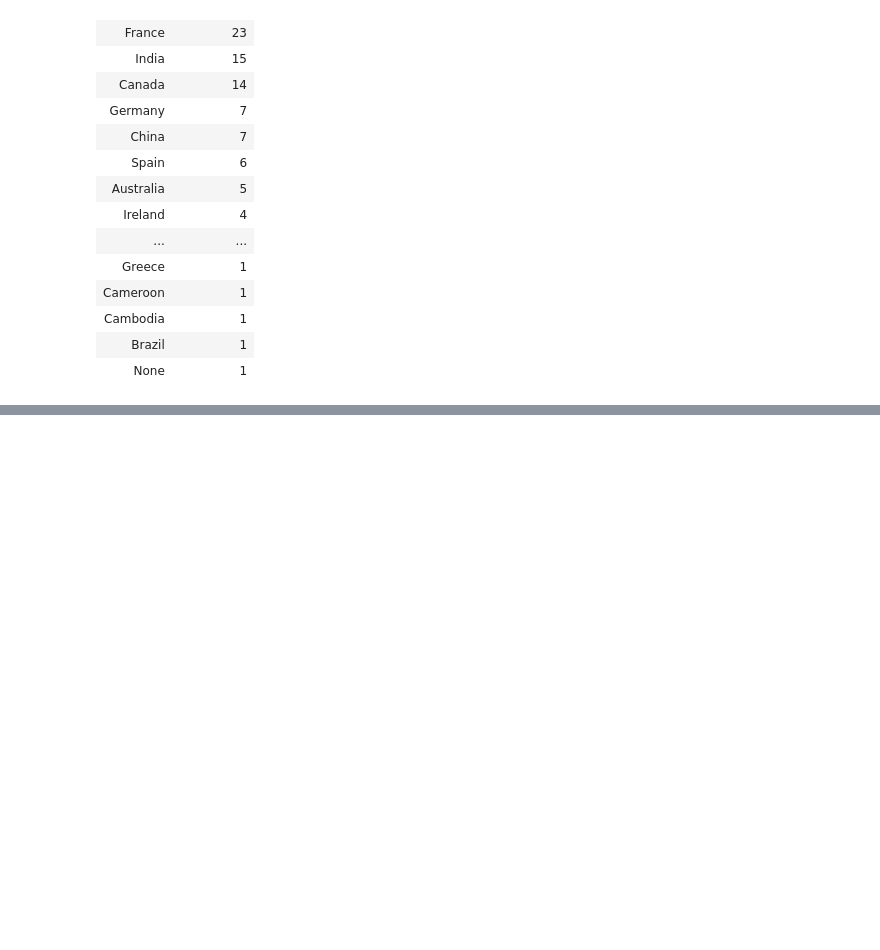
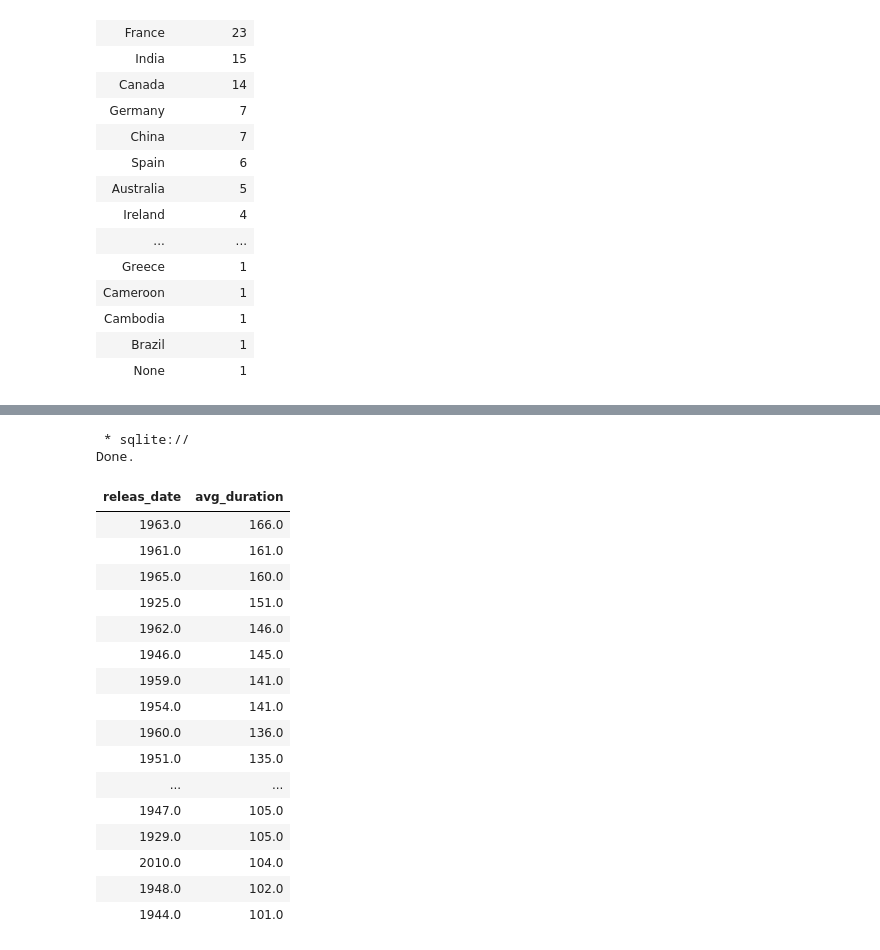
Before and after one commit to UznetDev/Data-science-home-work, a Jupyter notebook: 20_Avg_2024_home_work.ipynb, the cells around one changed output, grey strips where cells are left out. Cells and saved outputs as stored; diff of their text form; code cells hidden in the pictures; blank space fills up the shorter version.

```diff
--- a/20_Avg_2024_home_work.ipynb
+++ b/20_Avg_2024_home_work.ipynb
@@ -580,0 +599,28 @@ Done.
+# %%
+%%sql
+SELECT releas_date, ROUND(AVG(duratioon)) AS avg_duration
+FROM films
+WHERE title LIKE '%a%'
+GROUP BY releas_date
+HAVING avg_duration > 100
+ORDER BY avg_duration DESC;
+# %% [output]
+ * sqlite://
+Done.
+| releas_date | avg_duration |
+| 1963.0 | 166.0 |
+| 1961.0 | 161.0 |
+| 1965.0 | 160.0 |
+| 1925.0 | 151.0 |
+| 1962.0 | 146.0 |
+| 1946.0 | 145.0 |
+| 1959.0 | 141.0 |
+| 1954.0 | 141.0 |
+| 1960.0 | 136.0 |
+| 1951.0 | 135.0 |
+| ... | ... |
+| 1947.0 | 105.0 |
+| 1929.0 | 105.0 |
+| 2010.0 | 104.0 |
+| 1948.0 | 102.0 |
+| 1944.0 | 101.0 |
```
Also changed, not shown: parts of 20 cells of this notebook.
